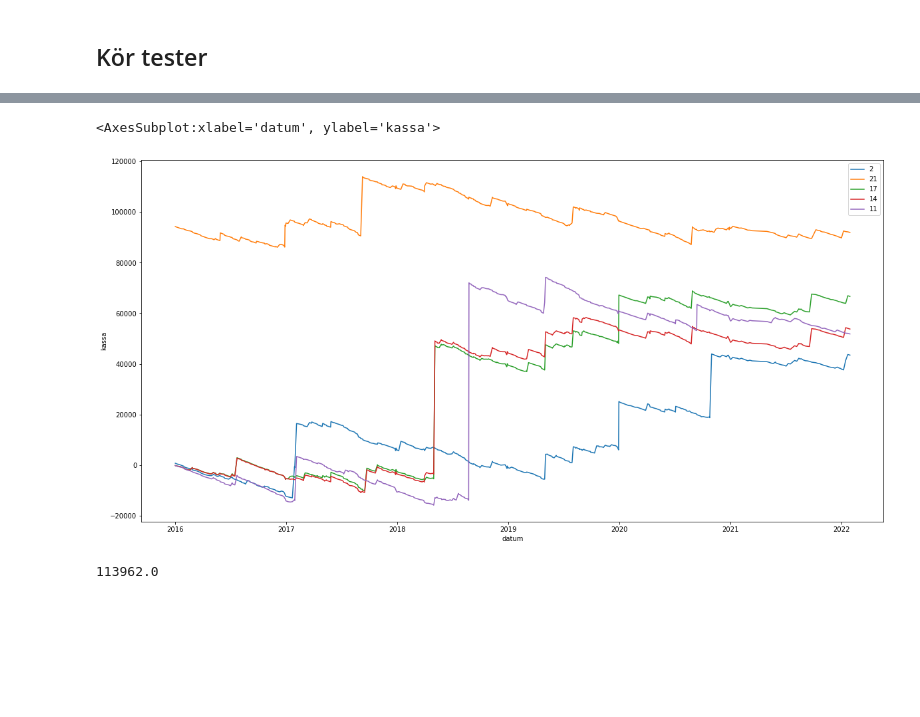
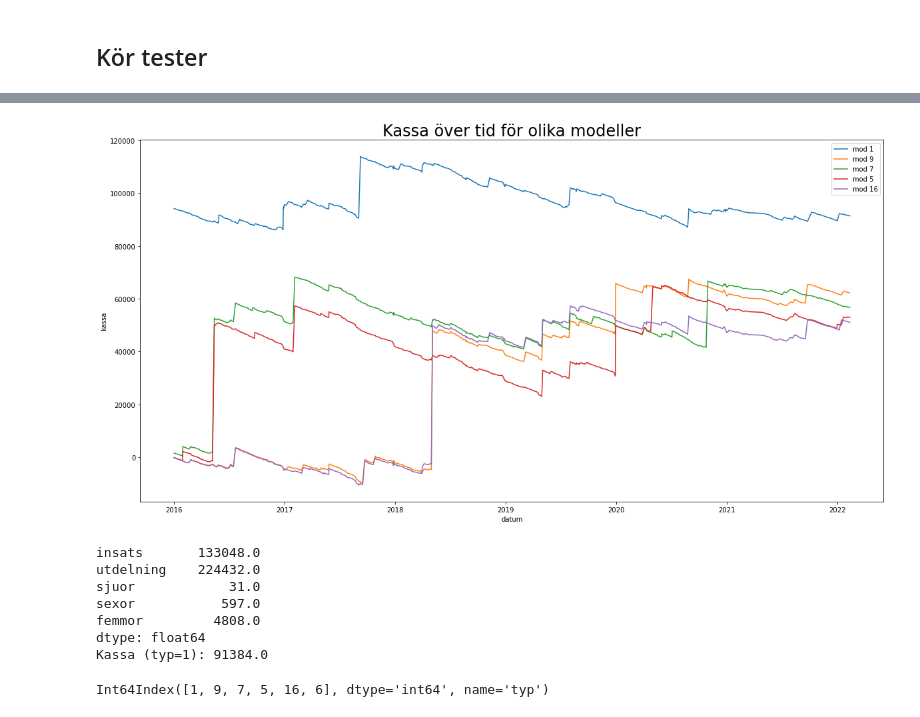
Before and after one commit to carokanns/Trav, a Jupyter notebook: spel/v75_tester/kolla_nya_fearures.ipynb, the cells around one changed output, grey strips where cells are left out. Cells and saved outputs as stored; diff of their text form; code cells hidden in the pictures; blank space fills up the shorter version.

```diff
--- a/spel/v75_tester/kolla_nya_fearures.ipynb
+++ b/spel/v75_tester/kolla_nya_fearures.ipynb
@@ -640,0 +581,4 @@ spel_stats.to_csv('spel_stats.csv', index=False)
+# %%
+# spel_stats.sort_values(by=['typ', 'datum'], inplace=True)
+spel_stats = pd.read_csv('spel_stats.csv')
+spel_stats
@@ -641,30 +599,44 @@ spel_stats.to_csv('spel_stats.csv', index=False)
 # %%
 # plot spel_stats kassa over time
-spel_stats = pd.read_csv('spel_stats.csv')
-import matplotlib.pyplot as plt
-import seaborn as sns
+def plot_spel_stats_over_time(spel_stats, typ_list:list):
 
-spel_stats.datum=pd.to_datetime(spel_stats.datum)
-spel_stats.sort_values(by='datum', inplace=True)
-spel_stats['year'] = spel_stats.datum.dt.year
+    spel_stats = pd.read_csv('spel_stats.csv')
+    import matplotlib.pyplot as plt
+    import seaborn as sns
 
-fig, ax = plt.subplots(figsize=(20,10))
-sns.lineplot(x='datum', y='kassa', data=spel_stats[spel_stats.typ == 2], label='2')
-sns.lineplot(x='datum', y='kassa',  data=spel_stats[spel_stats.typ == 21], label='21')
-sns.lineplot(x='datum', y='kassa', data=spel_stats[spel_stats.typ == 17],label='17')
-sns.lineplot(x='datum', y='kassa', data=spel_stats[spel_stats.typ == 14],label='14')
-sns.lineplot(x='datum', y='kassa', data=spel_stats[spel_stats.typ == 6],label='11')
+    spel_stats.datum=pd.to_datetime(spel_stats.datum)
+    spel_stats.sort_values(by='datum', inplace=True)
+    spel_stats['year'] = spel_stats.datum.dt.year
+
+    fig, ax = plt.subplots(figsize=(20,10))
+    for t in typ_list:
+        sns.lineplot(x='datum', y='kassa', data=spel_stats[spel_stats.typ==t], label='mod '+str(t))
+    plt.legend()
+    plt.title('Kassa över tid för olika modeller', fontsize=24)
+    plt.show()
+
+
+plot_spel_stats_over_time(spel_stats, [1,9,7,5,16])
 # %% [output]
-<AxesSubplot:xlabel='datum', ylabel='kassa'>
-[figure, old version]
+[figure, new version]
-# %%
-spel_stats.loc[spel_stats.datum != '2016-01-16'].kassa.max()
-# %% [output]
-113962.0
 # %%
 def stats_for_typ(typ,stats):
     stats_row = stats.loc[stats.typ == typ]
     print(stats_row[['insats','utdelning','sjuor','sexor','femmor']].sum())
     print(f'Kassa (typ={typ}):',stats_row.utdelning.sum()-stats_row.insats.sum())
-stats_for_typ(2,spel_stats)
-spel_stats.info()
+stats_for_typ(1,spel_stats)
+# spel_stats.info()
+# %% [output]
+insats       133048.0
+utdelning    224432.0
+sjuor            31.0
+sexor           597.0
+femmor         4808.0
+dtype: float64
+Kassa (typ=1): 91384.0
+# %%
+spel_sort = spel_stats.groupby('typ')[['sjuor','sexor','femmor','insats','vinst']].sum().sort_values(by='vinst', ascending=False)
+valda=spel_sort.loc[spel_sort.vinst>-0].index
+valda[:6]
+# %% [output]
+Int64Index([1, 9, 7, 5, 16, 6], dtype='int64', name='typ')
```
Also changed, not shown: parts of 49 cells of this notebook, 53 other files.
